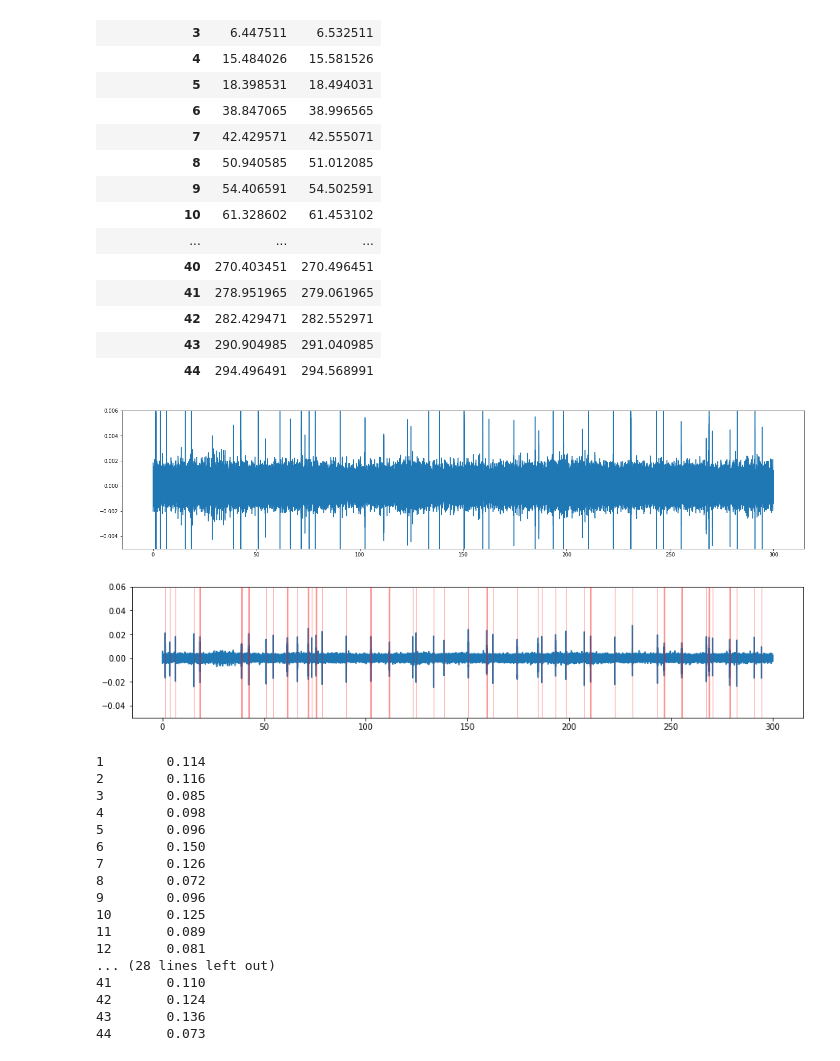
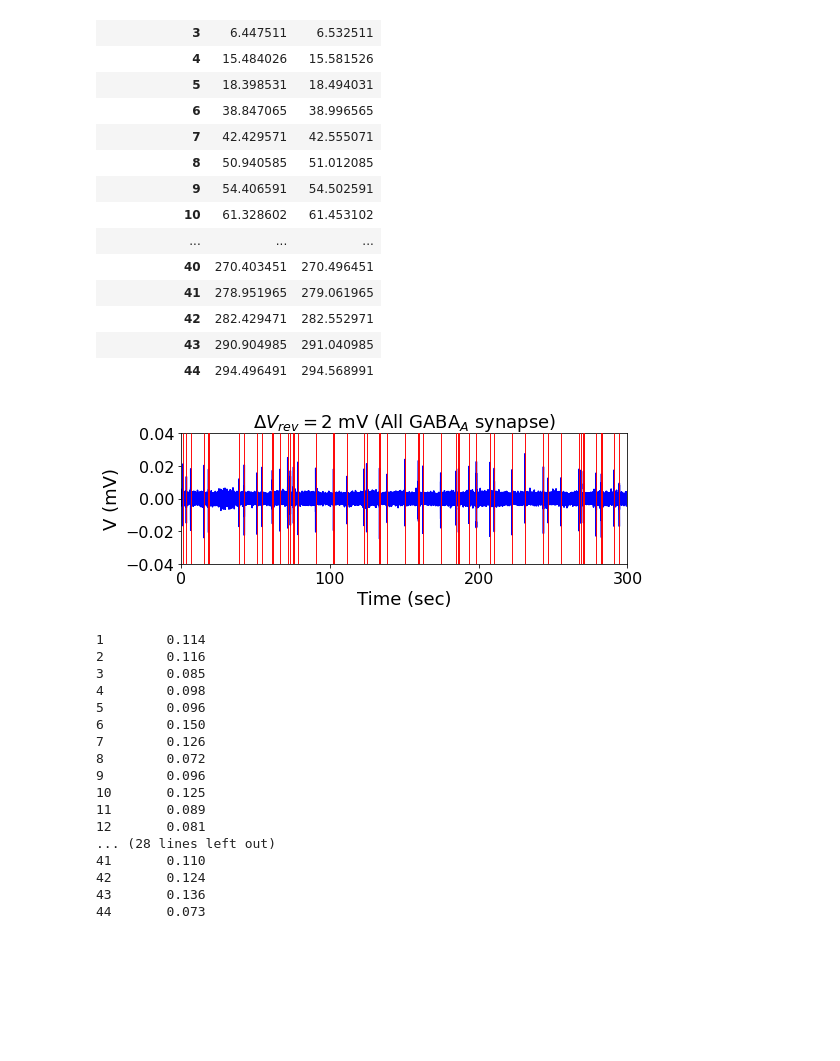
Before and after one commit to suny-downstate-medical-center/S1_Thal_NetPyNE_Frontiers_2022, a Jupyter notebook: data/detection_fast_ripples_S1model_GabaVrev78mV.ipynb, the cells around one changed output. Drawn from its saved outputs; the diff is of its cells as text; code cells hidden in the pictures; blank space fills up the shorter version.

```diff
--- a/data/detection_fast_ripples_S1model_GabaVrev78mV.ipynb
+++ b/data/detection_fast_ripples_S1model_GabaVrev78mV.ipynb
@@ -247,24 +221,26 @@ display(Karlsson_ripple_times)
 | 42 | 282.429471 | 282.552971 |
 | 43 | 290.904985 | 291.040985 |
 | 44 | 294.496491 | 294.568991 |
-# %%
-plt.figure(figsize=(24,5))
-plt.plot(time, filtered_lfps)
-
-# plt.xlim(1.8,2.1)
-plt.ylim(-0.005,0.006);
-# %% [output]
-[figure, removed]
-# %%
-plt.figure(figsize=(15,3))
-plt.plot(time, lfps2)
-for ripple in Karlsson_ripple_times.itertuples():
-    plt.axvspan(ripple.start_time, ripple.end_time, alpha=0.3, color="red", zorder=1000)
-
-# plt.xlim(1.5,2.5)
-plt.ylim(-0.05,0.06);
-# %% [output]
-[figure, removed]
+# %%
+plt.figure(figsize=(8,2.4))
+
+plt.title(r'$\Delta V_{rev} = 2$ mV (All GABA$_A$ synapse)', fontsize=18)
+
+for ripple in Karlsson_ripple_times.itertuples():
+    plt.axvspan(ripple.start_time, ripple.end_time, alpha=0.93, color="red", zorder=1000)
+
+plt.plot(time, lfps2,'b')
+plt.xlim(0,300)
+plt.ylim(-0.04,0.04);
+
+plt.yticks([-0.04,-0.02, 0 , 0.02,0.04], fontsize=16)
+plt.xticks([0, 100, 200, 300], fontsize=16)
+plt.ylabel('V (mV)', fontsize=18)
+plt.xlabel('Time (sec)', fontsize=18)
+
+plt.savefig('LFP_FR_DeltaVrev_2mV.png', facecolor = 'white', bbox_inches='tight' , dpi=300)
+# %% [output]
+[figure, added]
 # %%
 for ii in range(1,45):
     print('%d \t %.3f' %
```
Also changed, not shown: parts of 2 cells of this notebook, 12 other files.
